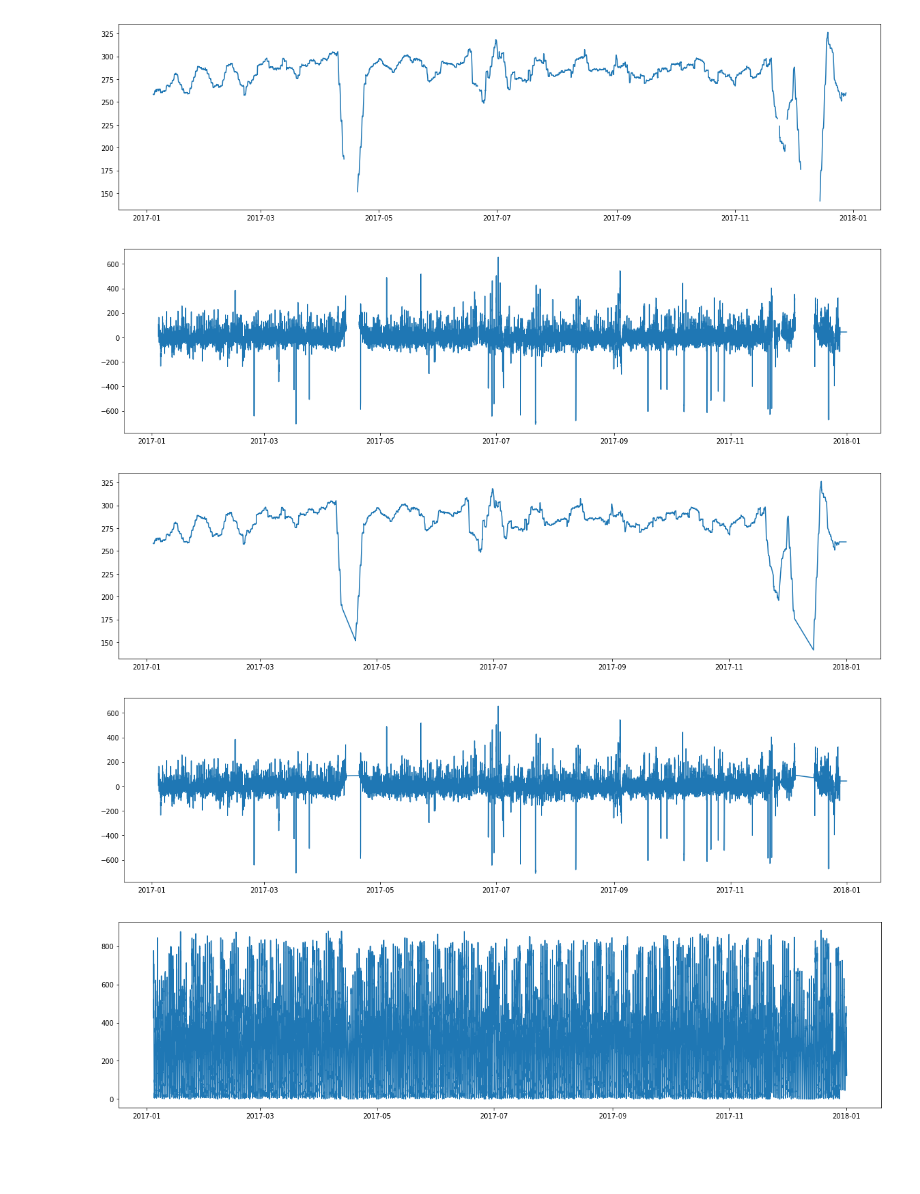
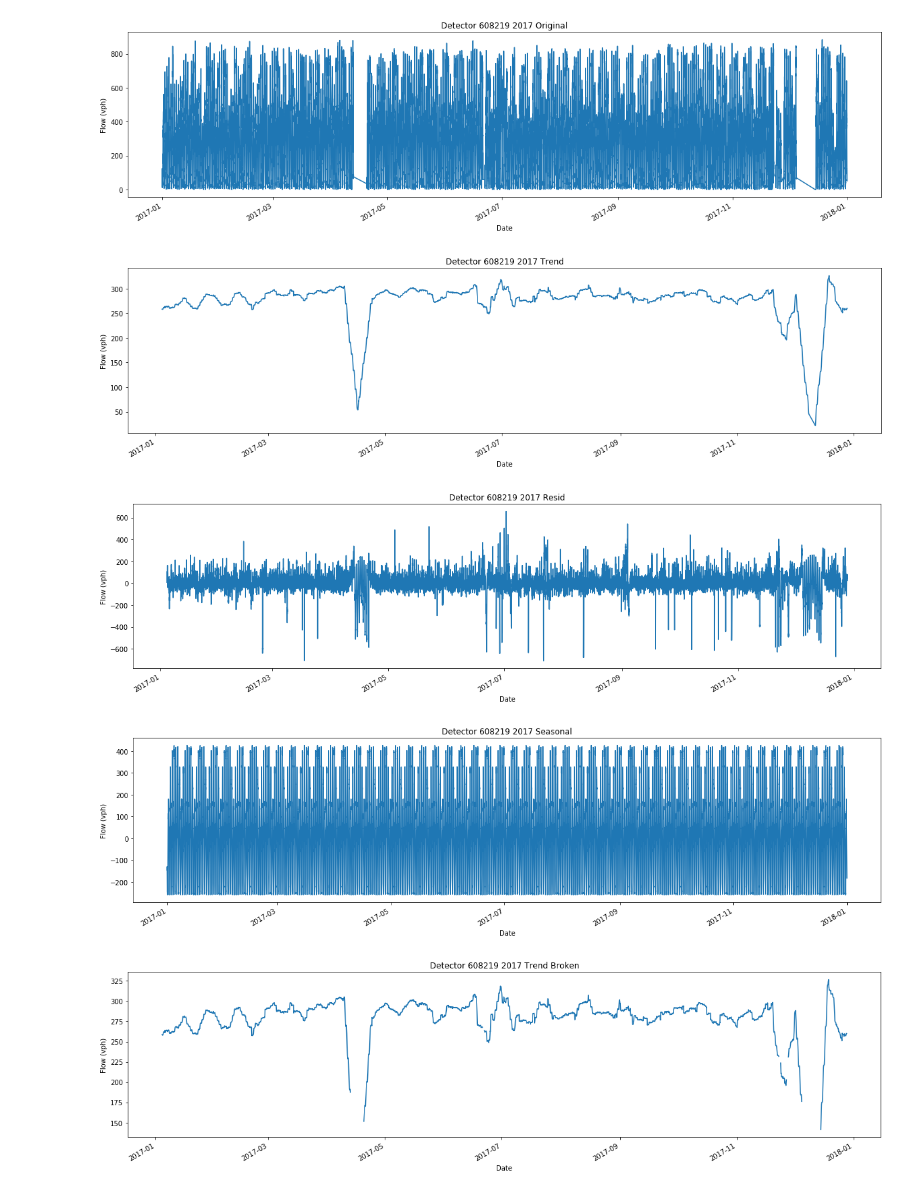
Before and after one commit to victorchan314/arterial_traffic_flow_predictor, a Jupyter notebook: armax.ipynb, the cells around one changed output. Drawn from its saved outputs; the diff is of its cells as text; code cells hidden in the pictures; blank space fills up the shorter version.

Commit message:
Call preprocessing module in ipython notebook

```diff
--- a/armax.ipynb
+++ b/armax.ipynb
@@ -15,11 +16,13 @@ import mysql_utils as mysql
 import visualization
 # %%
 DATA_FREQUENCY = dt.timedelta(minutes=5)
+# %%
+#DETECTOR_DATA_TABLE = "detector_data_processed_2017_1"
+DETECTOR_DATA_TABLE = "detector_data_processed_2017"
+DETECTOR_ID = "608219"
+DETECTOR_DATA_QUERY = "SELECT DetectorID, Year, Month, Day, Time, Volume, Occupancy\
+                        FROM {} AS DD NATURAL JOIN detector_health AS DH\
+                        WHERE DetectorID = {} AND Health = 1\
+                        ORDER BY Year, Month, Day, Time;".format(DETECTOR_DATA_TABLE, DETECTOR_ID)
 # %%
-flow = pd.read_csv("flow_original.csv", index_col=0)
-time = pd.to_datetime(flow.index.values).to_pydatetime()
-flow = pd.DataFrame(flow, index=time)
+flow = pd.read_csv("flow_original.csv", index_col=0, parse_dates=True)
-# %%
-time = min(time) + np.arange((max(time) - min(time)) / DATA_FREQUENCY + 1)*DATA_FREQUENCY
-flow_original = flow.reindex(time, fill_value=np.nan)
-flow = flow_original.interpolate(method='linear')
@@ -43,25 +29,10 @@ plt.show()
-# %%
-sd.trend[flow_original.isnull()] = np.nan
-fig, ax = plt.subplots(figsize=(20, 5))
-plt.plot(sd.trend)
-sd.trend = sd.trend.interpolate()
-sd.resid[flow_original.isnull()] = np.nan
-fig, ax = plt.subplots(figsize=(20, 5))
-plt.plot(sd.resid)
-sd.resid = sd.resid.interpolate()
-plt.show()
-# %% [output]
-[figure, removed]
-[figure, removed]
-# %%
-fig, ax = plt.subplots(figsize=(20, 5))
-plt.plot(sd.trend)
-fig, ax = plt.subplots(figsize=(20, 5))
-plt.plot(sd.resid)
-fig, ax = plt.subplots(figsize=(20, 5))
-plt.plot((sd.resid + sd.trend + sd.seasonal).clip(lower=0))
-plt.show()
-# %% [output]
-[figure, removed]
-[figure, removed]
-[figure, removed]
+# %%
+flow = preprocessing.impute_seasonal_data(flow, DATA_FREQUENCY, 12*24*7, lower_bound=0, graph=True,
+                                          title="Detector {} 2017".format(DETECTOR_ID),
+                                          ylabel="Flow (vph)", figsize=(20, 5))
+# %% [output]
+[figure, added]
+[figure, added]
+[figure, added]
+[figure, added]
+[figure, added]
```
Also changed, not shown: parts of 10 cells of this notebook.
